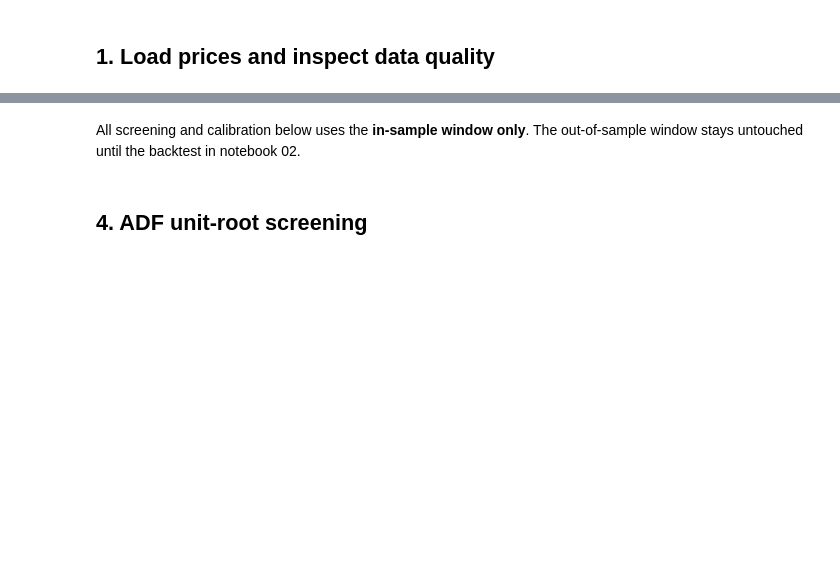
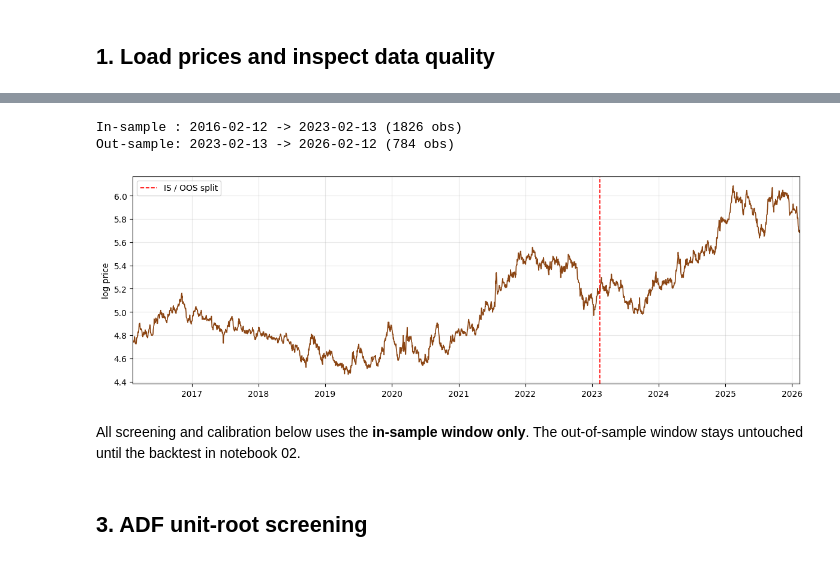
Before and after one commit to Edoardovona/multivariate-pairs-trading-coffee, a Jupyter notebook: notebooks/01_statistical_screening.ipynb, the cells around one changed output, grey strips where cells are left out. Drawn from its saved outputs; the diff is of its cells as text; code cells hidden in the pictures; blank space fills up the shorter version.

```diff
--- a/notebooks/01_statistical_screening.ipynb
+++ b/notebooks/01_statistical_screening.ipynb
@@ -59,24 +78,27 @@ plt.show()
 # %%
 log_prices = data.to_log_prices(prices)
 log_is, log_oos, split_date = data.train_test_split(
     log_prices, ANCHOR, cfg["split"]["ratio"]
 )
 print(f"In-sample : {log_is.index[0].date()} -> {split_date.date()} ({len(log_is)} obs)")
 print(f"Out-sample: {split_date.date()} -> {log_oos.index[-1].date()} ({len(log_oos)} obs)")
 
 fig, ax = plt.subplots(figsize=(12, 4))
 ax.plot(log_prices[ANCHOR], color="saddlebrown", lw=1.2)
 ax.axvline(split_date, color="red", ls="--", lw=1.2, label="IS / OOS split")
-ax.set_ylabel("log price")
-ax.legend()
-ax.grid(alpha=0.3)
+ax.set_ylabel("log price"); ax.legend(); ax.grid(alpha=0.3)
+ax.set_xlim([pd.to_datetime('2016-02-12'), pd.to_datetime('2026-02-12')])
 plt.tight_layout()
 plt.show()
+# %% [output]
+In-sample : 2016-02-12 -> 2023-02-13 (1826 obs)
+Out-sample: 2023-02-13 -> 2026-02-12 (784 obs)
+[figure, added]
 # %% [markdown]
 All screening and calibration below uses the **in-sample window only**.
 The out-of-sample window stays untouched until the backtest in notebook 02.
 # %% [markdown]
-## 4. ADF unit-root screening
+## 3. ADF unit-root screening
 # %%
 exclude = set(cfg["universe"]["exclude"]) | {ANCHOR}
 adf_results = stat_tests.adf_screen(log_is, exclude=exclude)
```
Also changed, not shown: parts of 14 cells of this notebook, 4 other files.
